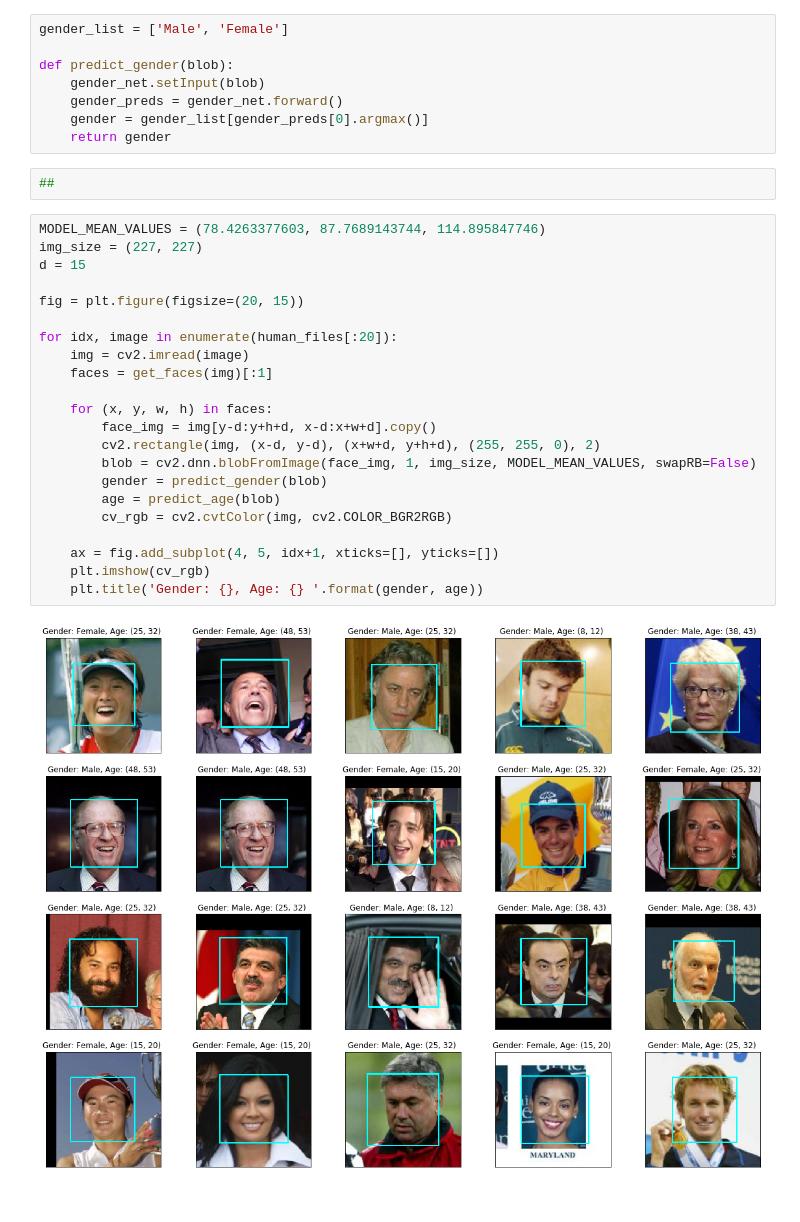
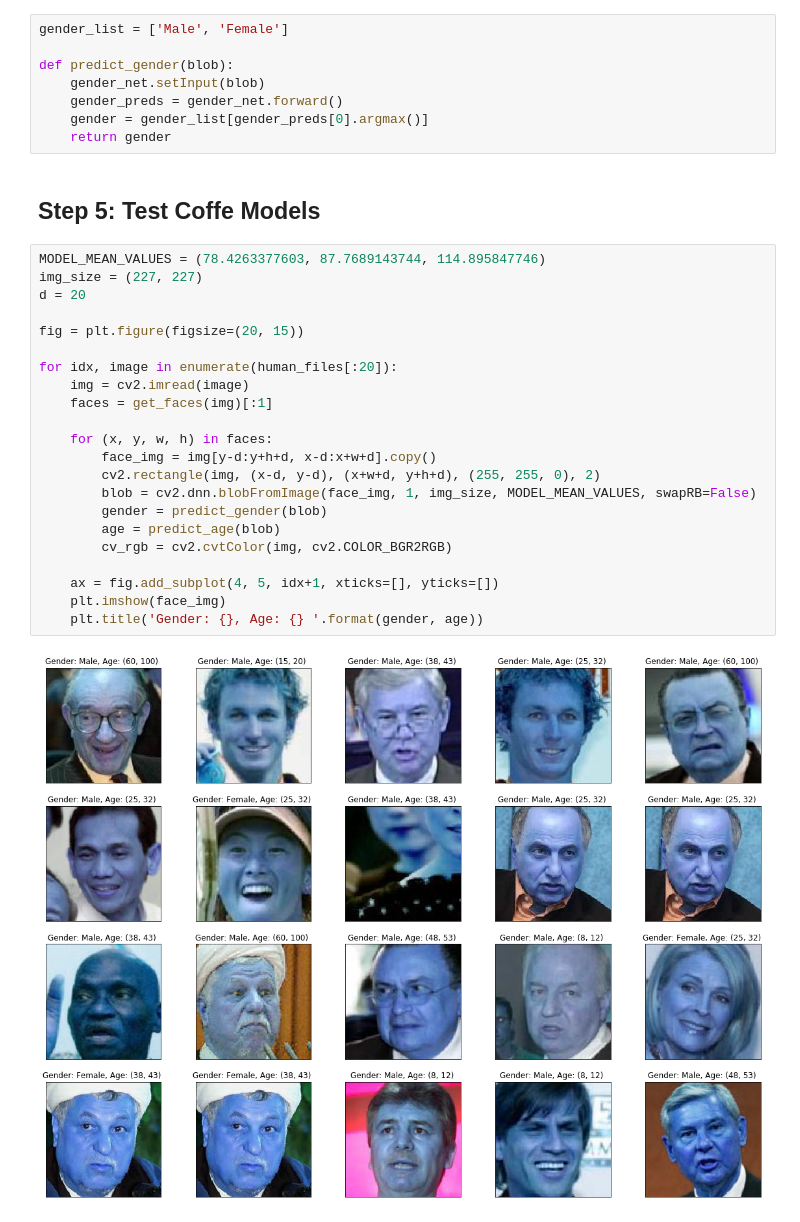
Before and after one commit to cristobalpina/human-face-detector, a Jupyter notebook: face-detector.ipynb, the cells around one changed output. Drawn from its saved outputs; the diff is of its cells as text.

```diff
--- a/face-detector.ipynb
+++ b/face-detector.ipynb
@@ -111,29 +114,30 @@ def predict_gender(blob):
     gender_preds = gender_net.forward()
     gender = gender_list[gender_preds[0].argmax()]
     return gender
-# %%
-##
+# %% [markdown]
+<a id='step5'></a>
+## Step 5: Test Coffe Models
 # %%
 MODEL_MEAN_VALUES = (78.4263377603, 87.7689143744, 114.895847746)
 img_size = (227, 227)
-d = 15
+d = 20
 
 fig = plt.figure(figsize=(20, 15))
 
 for idx, image in enumerate(human_files[:20]):
     img = cv2.imread(image)
     faces = get_faces(img)[:1]
 
     for (x, y, w, h) in faces:
         face_img = img[y-d:y+h+d, x-d:x+w+d].copy()
         cv2.rectangle(img, (x-d, y-d), (x+w+d, y+h+d), (255, 255, 0), 2)
         blob = cv2.dnn.blobFromImage(face_img, 1, img_size, MODEL_MEAN_VALUES, swapRB=False)
         gender = predict_gender(blob)
         age = predict_age(blob)
         cv_rgb = cv2.cvtColor(img, cv2.COLOR_BGR2RGB)
 
     ax = fig.add_subplot(4, 5, idx+1, xticks=[], yticks=[])
-    plt.imshow(cv_rgb)
+    plt.imshow(face_img)
     plt.title('Gender: {}, Age: {} '.format(gender, age))
 # %% [output]
-[figure, old version]
+[figure, new version]
```
Also changed, not shown: parts of 4 cells of this notebook.
